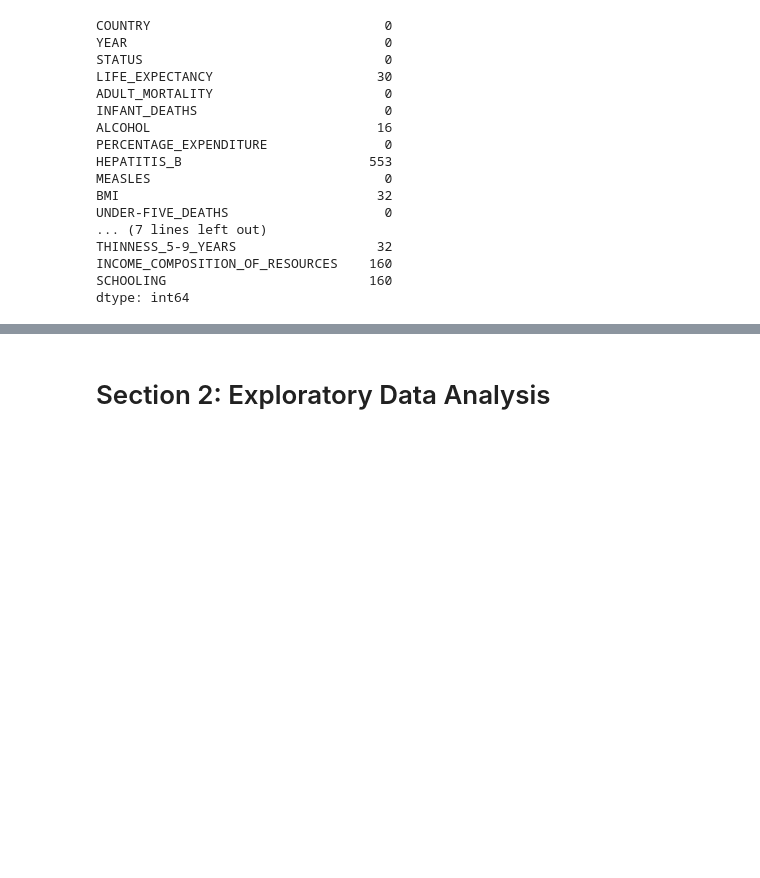
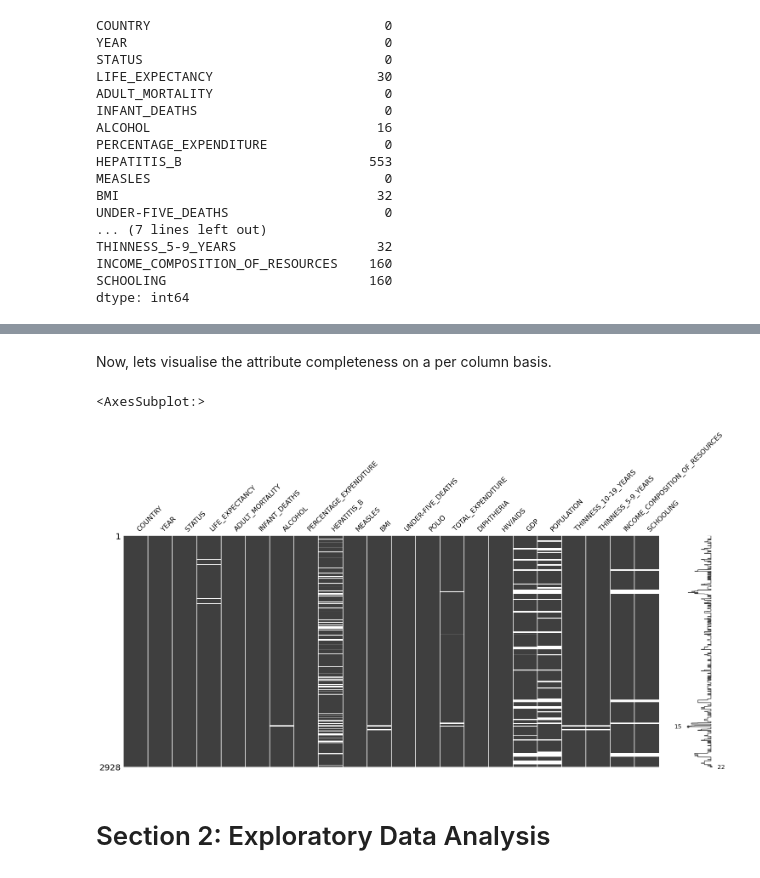
Before and after one commit to HoManCode/Group2-SIT307, a Jupyter notebook: A2 Dataset.ipynb, the cells around one changed output, grey strips where cells are left out. Cells and saved outputs as stored; diff of their text form; code cells hidden in the pictures; blank space fills up the shorter version.

Commit message:
added attribute completeness

```diff
--- a/A2 Dataset.ipynb
+++ b/A2 Dataset.ipynb
@@ -989,0 +1045,7 @@ dtype: int64
+# %% [markdown]
+Now, lets visualise the attribute completeness on a per column basis.
+# %%
+msno.matrix(life_df)
+# %% [output]
+<AxesSubplot:>
+[figure, added]
```
Also changed, not shown: parts of 6 cells of this notebook, 1 other file.
